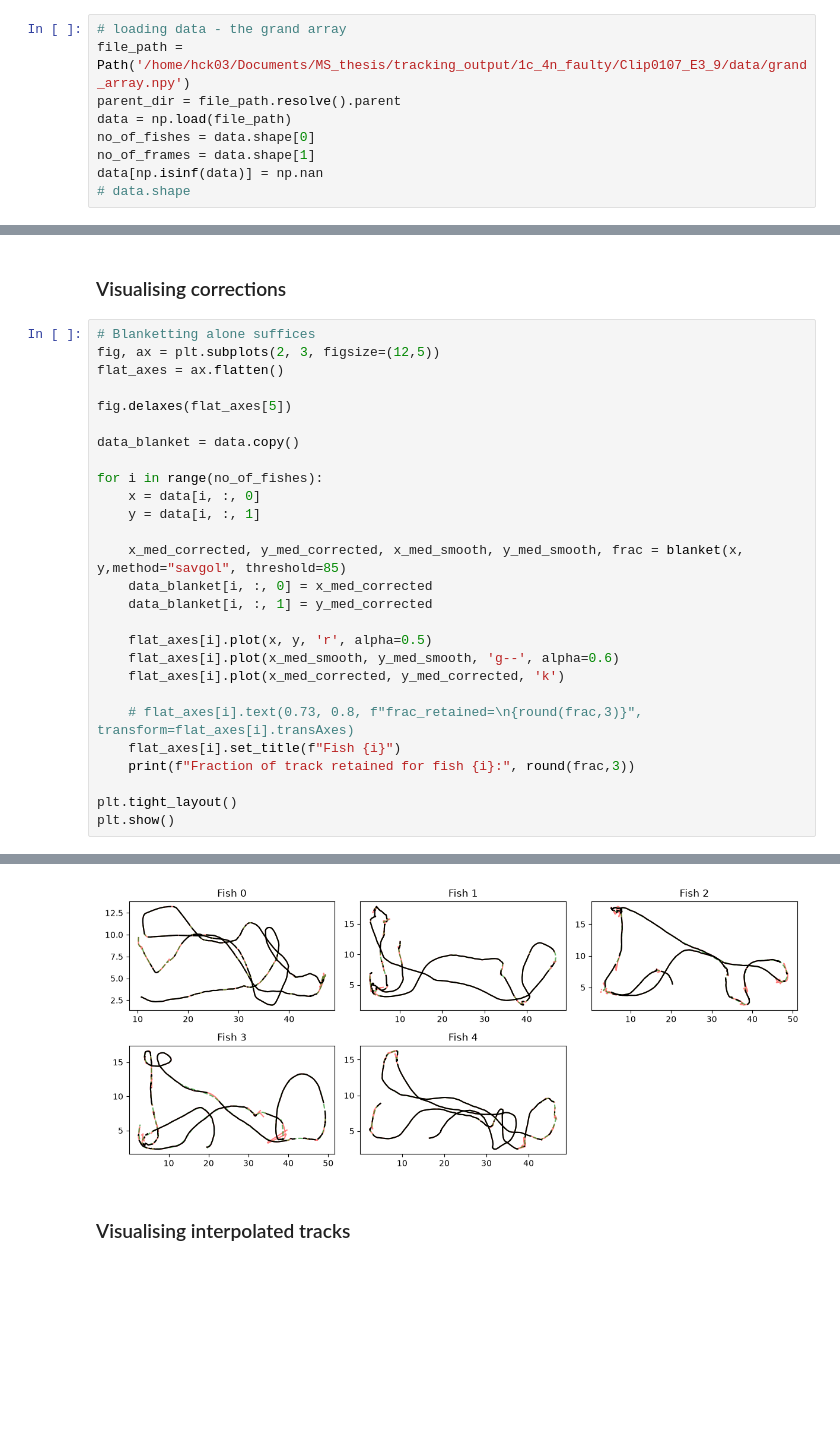
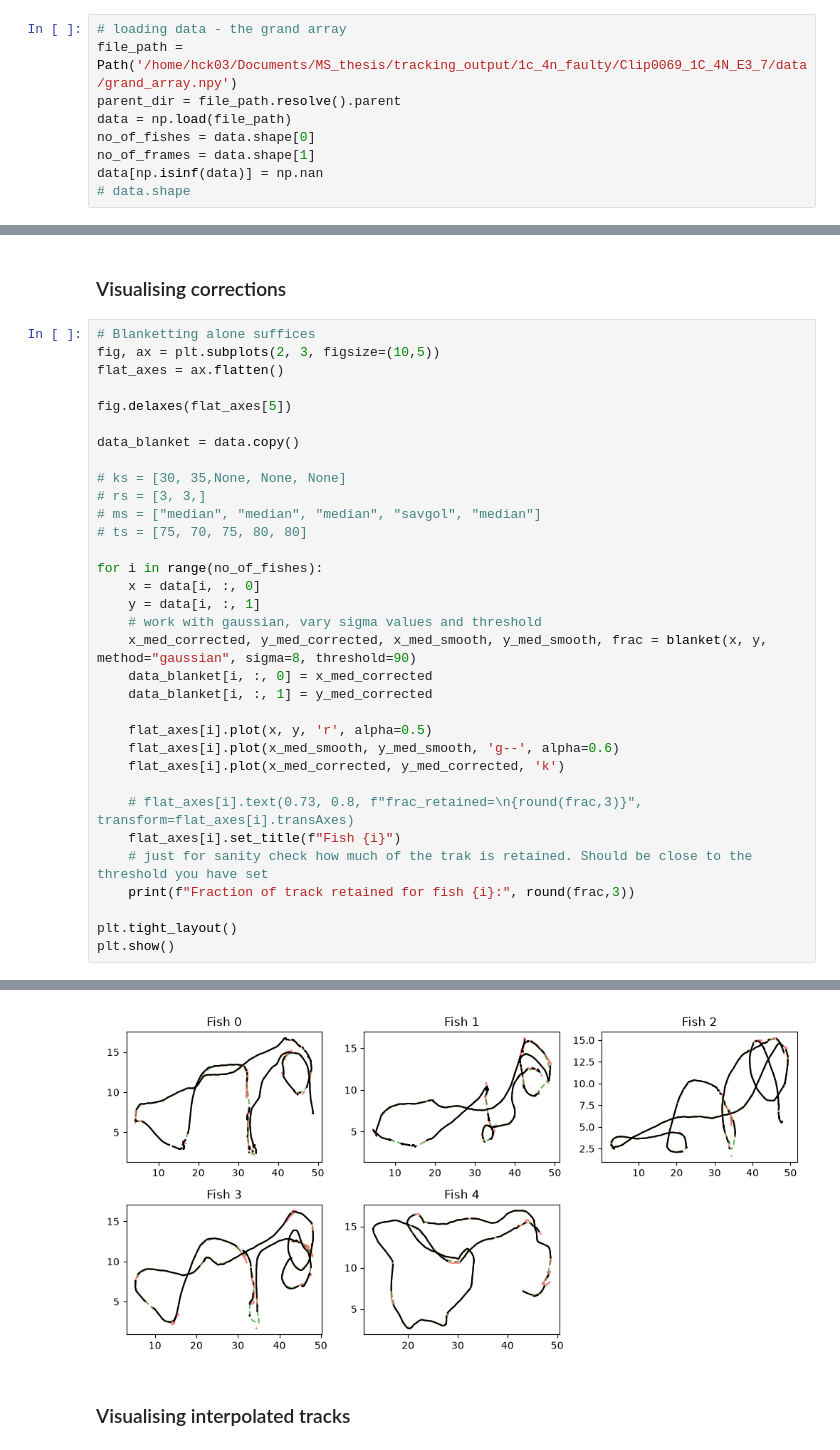
Before and after one commit to gamma1947/collective_escape_dynamics, a Jupyter notebook: relevant/trex_cleaning_pipeline.ipynb, the cells around one changed output, grey strips where cells are left out. Saved outputs shown, nothing was run; the diff lists cells and outputs as text; blank space fills up the shorter version.

```diff
--- a/relevant/trex_cleaning_pipeline.ipynb
+++ b/relevant/trex_cleaning_pipeline.ipynb
@@ -37,6 +38,6 @@ import cv2
 # %%
 # loading data - the grand array
-file_path = Path('/home/hck03/Documents/MS_thesis/tracking_output/1c_4n_faulty/Clip0107_E3_9/data/grand_array.npy')
+file_path = Path('/home/hck03/Documents/MS_thesis/tracking_output/1c_4n_faulty/Clip0069_1C_4N_E3_7/data/grand_array.npy')
 parent_dir = file_path.resolve().parent
 data = np.load(file_path)
 no_of_fishes = data.shape[0]
@@ -70,18 +70,23 @@ plt.show()
 ### Visualising corrections
 # %%
 # Blanketting alone suffices
-fig, ax = plt.subplots(2, 3, figsize=(12,5))
+fig, ax = plt.subplots(2, 3, figsize=(10,5))
 flat_axes = ax.flatten()
 
 fig.delaxes(flat_axes[5])
 
 data_blanket = data.copy()
 
+# ks = [30, 35,None, None, None]
+# rs = [3, 3,]
+# ms = ["median", "median", "median", "savgol", "median"]
+# ts = [75, 70, 75, 80, 80]
+
 for i in range(no_of_fishes):
     x = data[i, :, 0]
     y = data[i, :, 1]
-
-    x_med_corrected, y_med_corrected, x_med_smooth, y_med_smooth, frac = blanket(x, y,method="savgol", threshold=85)
+    # work with gaussian, vary sigma values and threshold
+    x_med_corrected, y_med_corrected, x_med_smooth, y_med_smooth, frac = blanket(x, y, method="gaussian", sigma=8, threshold=90)
     data_blanket[i, :, 0] = x_med_corrected
     data_blanket[i, :, 1] = y_med_corrected
 
@@ -91,6 +96,7 @@ for i in range(no_of_fishes):
 
     # flat_axes[i].text(0.73, 0.8, f"frac_retained=\n{round(frac,3)}", transform=flat_axes[i].transAxes)
     flat_axes[i].set_title(f"Fish {i}")
+    # just for sanity check how much of the trak is retained. Should be close to the threshold you have set
     print(f"Fraction of track retained for fish {i}:", round(frac,3))
 
 plt.tight_layout()
@@ -109,4 +115,4 @@ Fraction of track retained for fish 4: 0.853
-[figure, old version]
+[figure, new version]
 # %% [markdown]
 ### Visualising interpolated tracks
 # %%
```
Also changed, not shown: parts of 9 cells of this notebook, 1 other file.
